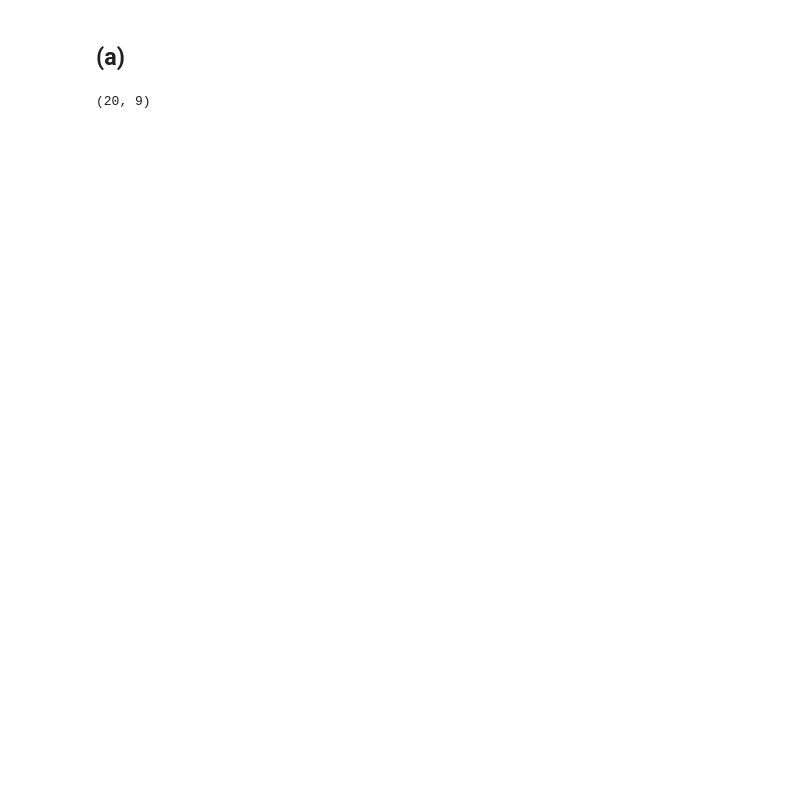
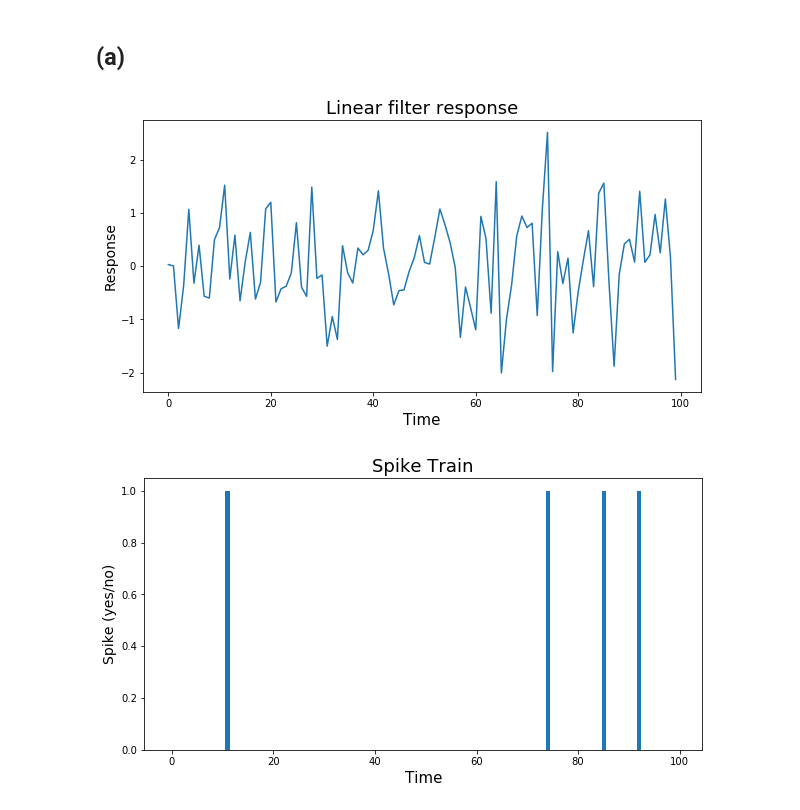
Before and after one commit to rfeinman/hw-mathtools, a Jupyter notebook: Feinman_Reuben_HW6/hw6.ipynb, the cells around one changed output. Cells and saved outputs as stored; diff of their text form; code cells hidden in the pictures; blank space fills up the shorter version.

```diff
--- a/Feinman_Reuben_HW6/hw6.ipynb
+++ b/Feinman_Reuben_HW6/hw6.ipynb
@@ -32,13 +36,36 @@ def runGaussNoiseExpt(kernel, duration):
 # %% [markdown]
 ## (a)
 # %%
+# define the desired kernel
 kernel = np.asarray([
     [-1,-2,0],
     [-2,0,2],
     [1,2,0]
 ])/6.
-spikes, stimuli = runGaussNoiseExpt(kernel.reshape(-1,1), 20)
+# divide by norm
+kernel /= np.linalg.norm(kernel)
+# stretch it out
+kernel_1d = kernel.reshape(-1,1)
-# %%
-stimuli.shape
-# %% [output]
-(20, 9)
+# %%
+# call the function
+spikes, stimuli = runGaussNoiseExpt(kernel_1d, 100)
+# compute the linear filter response to the stimuli
+stimuli_responses = np.matmul(stimuli, kernel_1d)
+# %%
+# Plot filter response
+plt.figure(figsize=(10,5))
+plt.plot(range(100),stimuli_responses)
+plt.title('Linear filter response', fontsize=18)
+plt.ylabel('Response', fontsize=14)
+plt.xlabel('Time', fontsize=15)
+plt.show()
+# Plot spike train
+plt.figure(figsize=(10,5))
+plt.bar(range(100),spikes)
+plt.title('Spike Train', fontsize=18)
+plt.ylabel('Spike (yes/no)', fontsize=14)
+plt.xlabel('Time', fontsize=15)
+plt.show()
+# %% [output]
+[figure, added]
+[figure, added]
```
Also changed, not shown: parts of 18 cells of this notebook.
